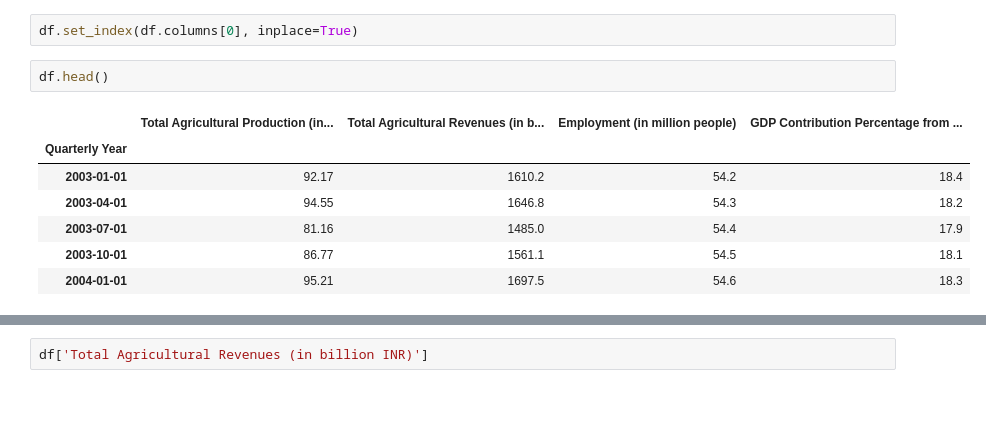
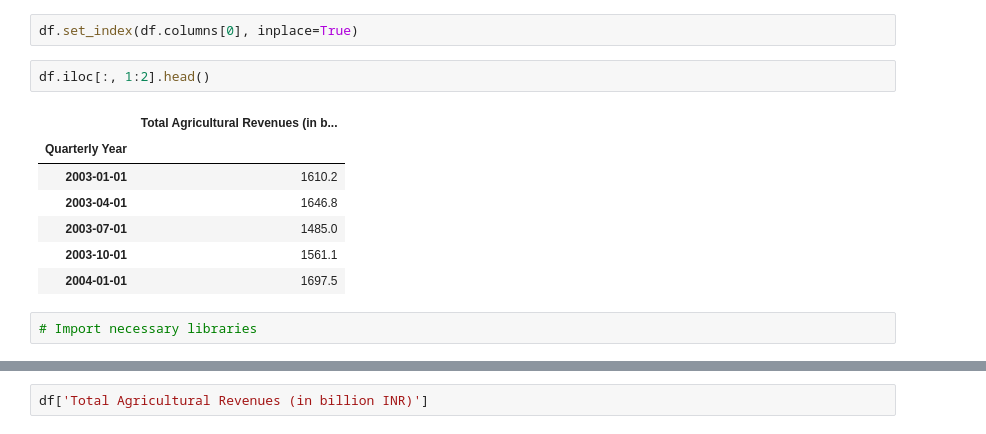
Before and after one commit to Aditya170802/EconVisor---Industry-Forecasting-Tool, a Jupyter notebook: testing.ipynb, the cells around one changed output, grey strips where cells are left out. Saved outputs shown, nothing was run; the diff lists cells and outputs as text; blank space fills up the shorter version.

```diff
--- a/testing.ipynb
+++ b/testing.ipynb
@@ -421,12 +421,14 @@ for i in range(1, 5):
 # %%
 df.set_index(df.columns[0], inplace=True)
 # %%
-df.head()
+df.iloc[:, 1:2].head()
 # %% [output]
-|  | Total Agricultural Production (in... | Total Agricultural Revenues (in b... | Employment (in million people) | GDP Contribution Percentage from ... |
-| Quarterly Year |  |  |  |  |
-| 2003-01-01 | 92.17 | 1610.2 | 54.2 | 18.4 |
-| 2003-04-01 | 94.55 | 1646.8 | 54.3 | 18.2 |
-| 2003-07-01 | 81.16 | 1485.0 | 54.4 | 17.9 |
-| 2003-10-01 | 86.77 | 1561.1 | 54.5 | 18.1 |
-| 2004-01-01 | 95.21 | 1697.5 | 54.6 | 18.3 |
+|  | Total Agricultural Revenues (in b... |
+| Quarterly Year |  |
+| 2003-01-01 | 1610.2 |
+| 2003-04-01 | 1646.8 |
+| 2003-07-01 | 1485.0 |
+| 2003-10-01 | 1561.1 |
+| 2004-01-01 | 1697.5 |
+# %%
+# Import necessary libraries
```
Also changed, not shown: parts of 18 cells of this notebook, 29 other files.
